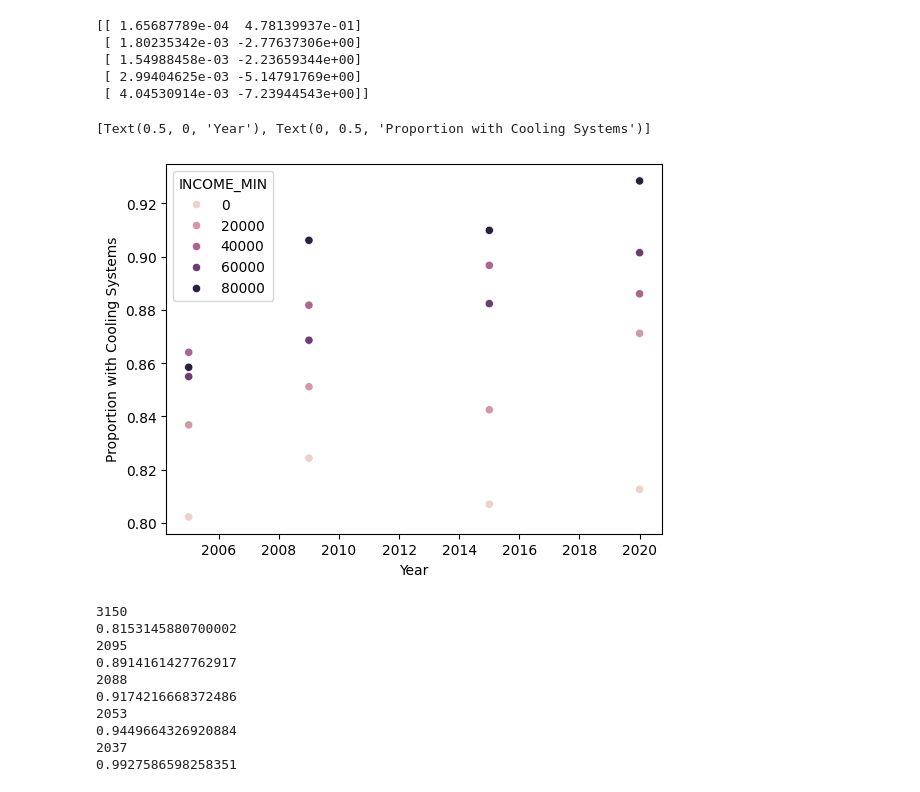
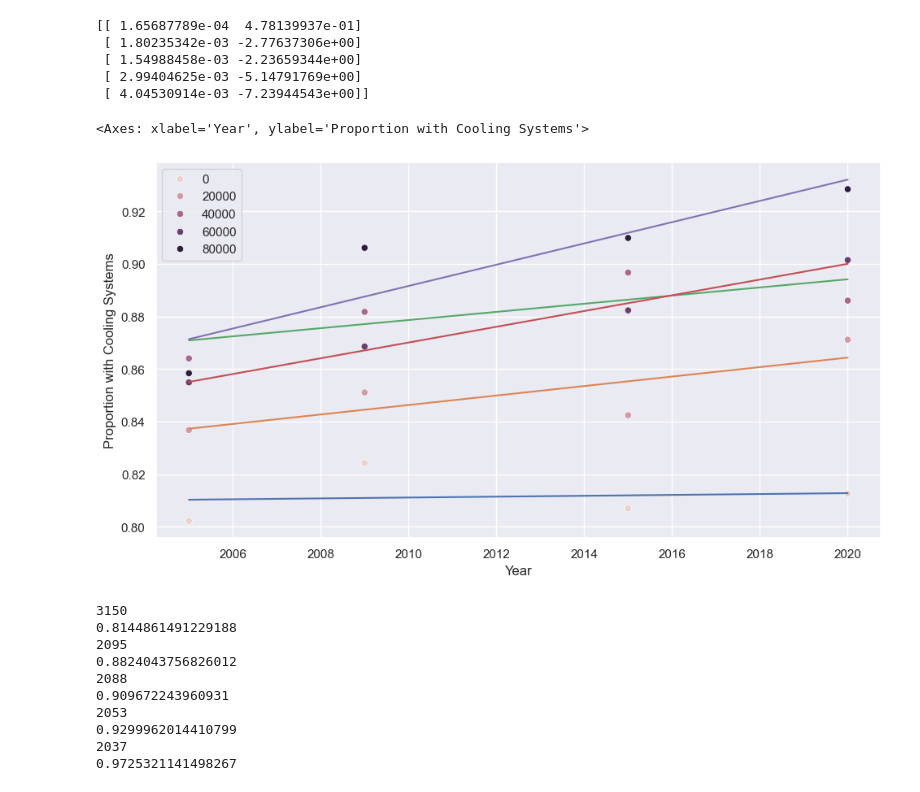
Before and after one commit to nmadev/HVACEnergyConsumptionForecasting, a Jupyter notebook: AC_Access.ipynb, the cells around one changed output. Drawn from its saved outputs; the diff is of its cells as text; code cells hidden in the pictures.

```diff
--- a/AC_Access.ipynb
+++ b/AC_Access.ipynb
@@ -38,7 +39,8 @@ print(AC_Income['INCOME_MIN'])
 19    80000
 Name: INCOME_MIN, dtype: int64
 # %%
-ax = sns.scatterplot(data=AC_Income, x="YEAR", y="PROP_AC", hue="INCOME_MIN", )
+sns.set(rc={'figure.figsize':(11.5,6)})
+ax = sns.scatterplot(data=AC_Income, x="YEAR", y="PROP_AC", hue="INCOME_MIN")
 ax.set(xlabel='Year', ylabel='Proportion with Cooling Systems')
 # %% [output]
 [Text(0.5, 0, 'Year'), Text(0, 0.5, 'Proportion with Cooling Systems')]
@@ -100,30 +102,30 @@ y_pred_df = pd.DataFrame({'x':x, 'y0':y_pred[0], 'y1':y_pred[1], 'y2':y_pred[2],
 # %%
 sns.cubehelix_palette(as_cmap=True)
 ax = sns.scatterplot(data=AC_Income, x="YEAR", y="PROP_AC", hue="INCOME_MIN")
 ax.set(xlabel='Year', ylabel='Proportion with Cooling Systems')
-# sns.lineplot(x='x', y='y0', data=y_pred_df)
-# sns.lineplot(x='x', y='y1', data=y_pred_df)
-# sns.lineplot(x='x', y='y2', data=y_pred_df)
-# sns.lineplot(x='x', y='y3', data=y_pred_df)
-# sns.lineplot(x='x', y='y4', data=y_pred_df)
+sns.lineplot(x='x', y='y0', data=y_pred_df)
+sns.lineplot(x='x', y='y1', data=y_pred_df)
+sns.lineplot(x='x', y='y2', data=y_pred_df)
+sns.lineplot(x='x', y='y3', data=y_pred_df)
+sns.lineplot(x='x', y='y4', data=y_pred_df)
 # %% [output]
-[Text(0.5, 0, 'Year'), Text(0, 0.5, 'Proportion with Cooling Systems')]
+<Axes: xlabel='Year', ylabel='Proportion with Cooling Systems'>
-[figure, old version]
+[figure, new version]
 # %%
 for i in range(5):
     print(round((1 - fits[i][1])/fits[i][0]))
-    print(linear(2035, fits[i][0], fits[i][1]))
+    print(linear(2030, fits[i][0], fits[i][1]))
 # %% [output]
 3150
-0.8153145880700002
+0.8144861491229188
 2095
-0.8914161427762917
+0.8824043756826012
 2088
-0.9174216668372486
+0.909672243960931
 2053
-0.9449664326920884
+0.9299962014410799
 2037
-0.9927586598258351
+0.9725321141498267
 # %%
 file_path = open('./final_datasets/AC_Access/fits.pkl', 'wb')
 pkl.dump(fits, file_path)
```
Also changed, not shown: parts of 3 cells of this notebook, 14 other files.
